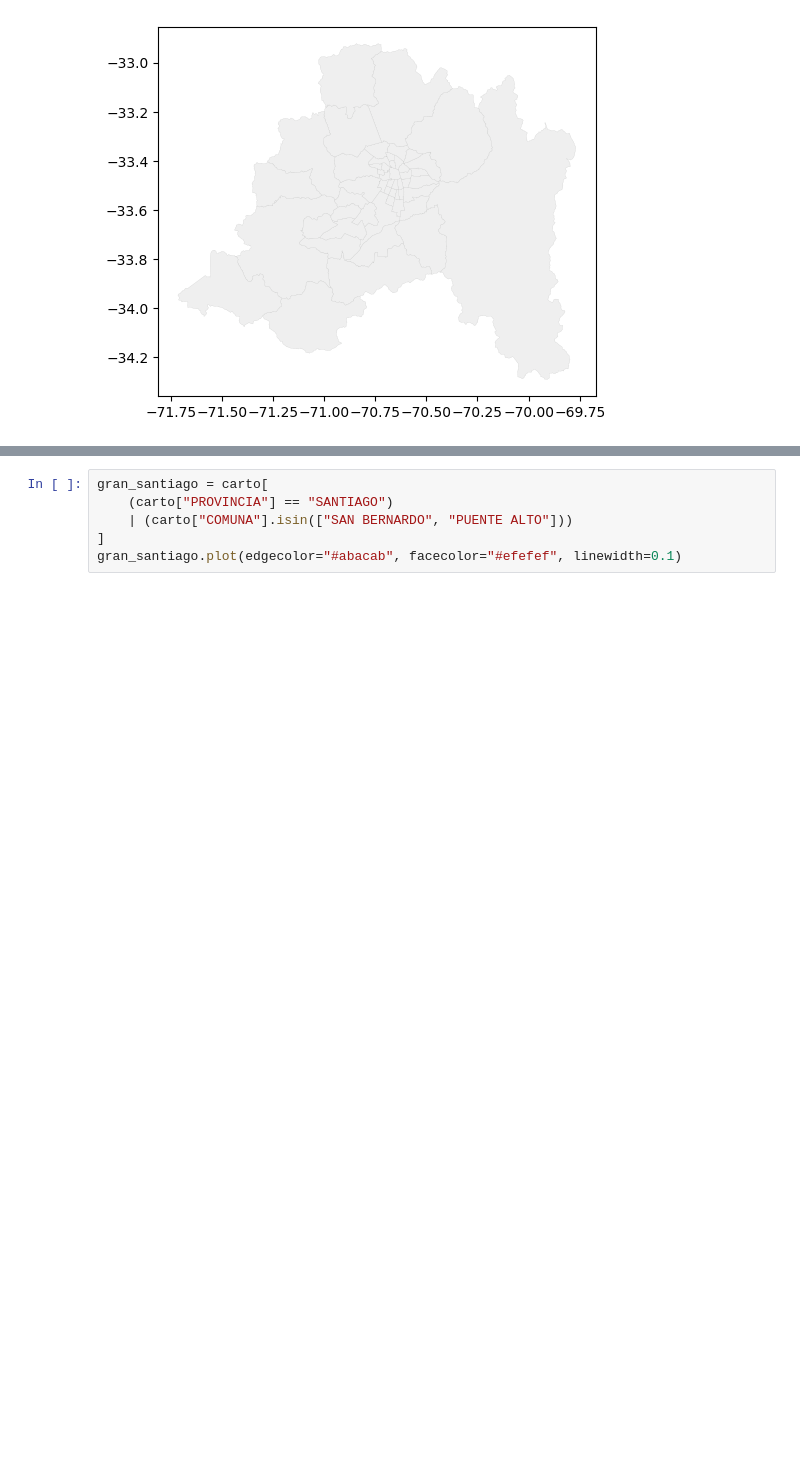
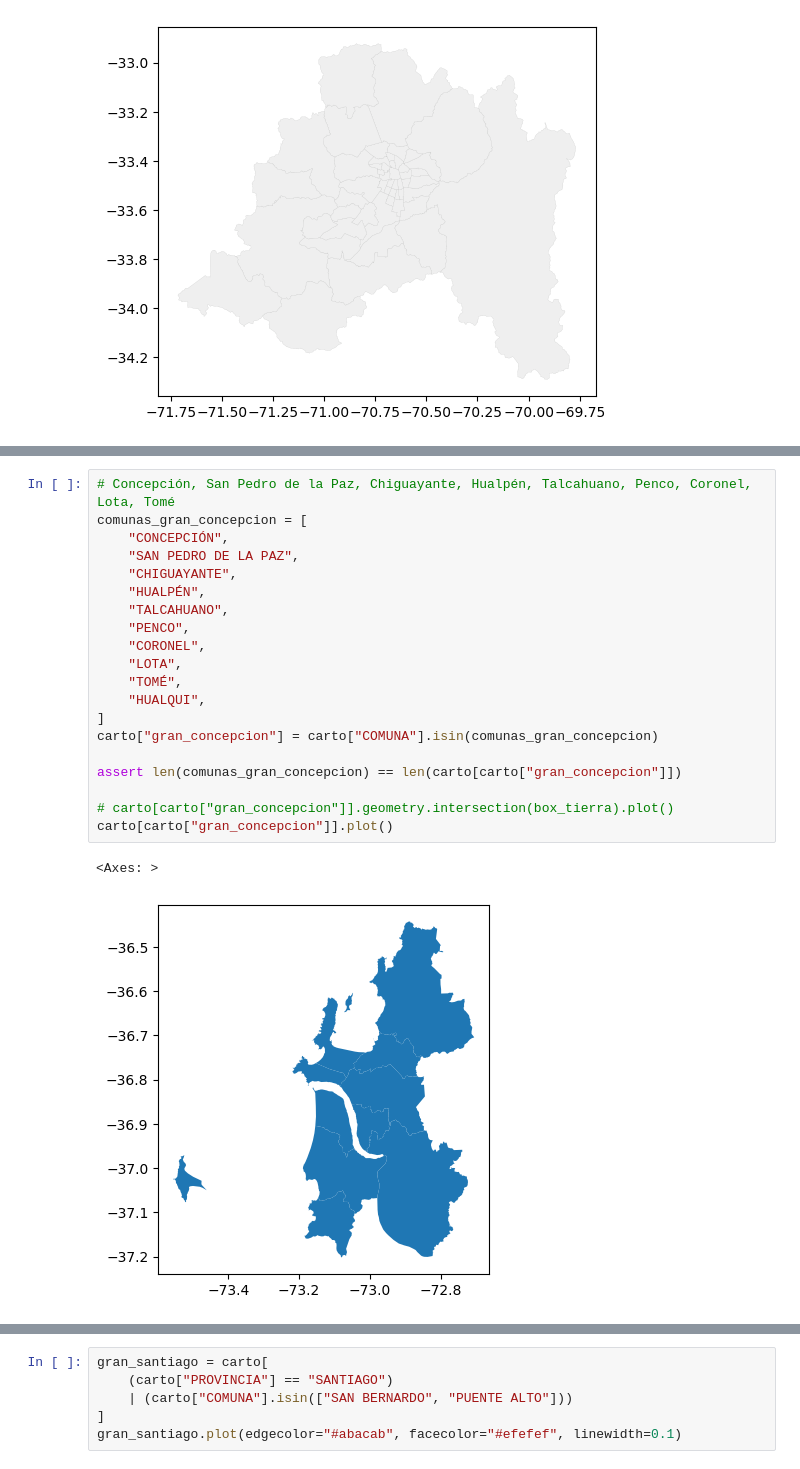
Before and after one commit to diegocaro/censo2024, a Jupyter notebook: notebooks/1.0-dc-loading-maps.ipynb, the cells around one changed output, grey strips where cells are left out. Saved outputs shown, nothing was run; the diff lists cells and outputs as text; blank space fills up the shorter version.

```diff
--- a/notebooks/1.0-dc-loading-maps.ipynb
+++ b/notebooks/1.0-dc-loading-maps.ipynb
@@ -29,0 +59,23 @@ carto[carto["COD_REG"] == "13"]
+# %%
+# Concepción, San Pedro de la Paz, Chiguayante, Hualpén, Talcahuano, Penco, Coronel, Lota, Tomé
+comunas_gran_concepcion = [
+    "CONCEPCIÓN",
+    "SAN PEDRO DE LA PAZ",
+    "CHIGUAYANTE",
+    "HUALPÉN",
+    "TALCAHUANO",
+    "PENCO",
+    "CORONEL",
+    "LOTA",
+    "TOMÉ",
+    "HUALQUI",
+]
+carto["gran_concepcion"] = carto["COMUNA"].isin(comunas_gran_concepcion)
+
+assert len(comunas_gran_concepcion) == len(carto[carto["gran_concepcion"]])
+
+# carto[carto["gran_concepcion"]].geometry.intersection(box_tierra).plot()
+carto[carto["gran_concepcion"]].plot()
+# %% [output]
+<Axes: >
+[figure, added]
```
Also changed, not shown: parts of 6 cells of this notebook.
